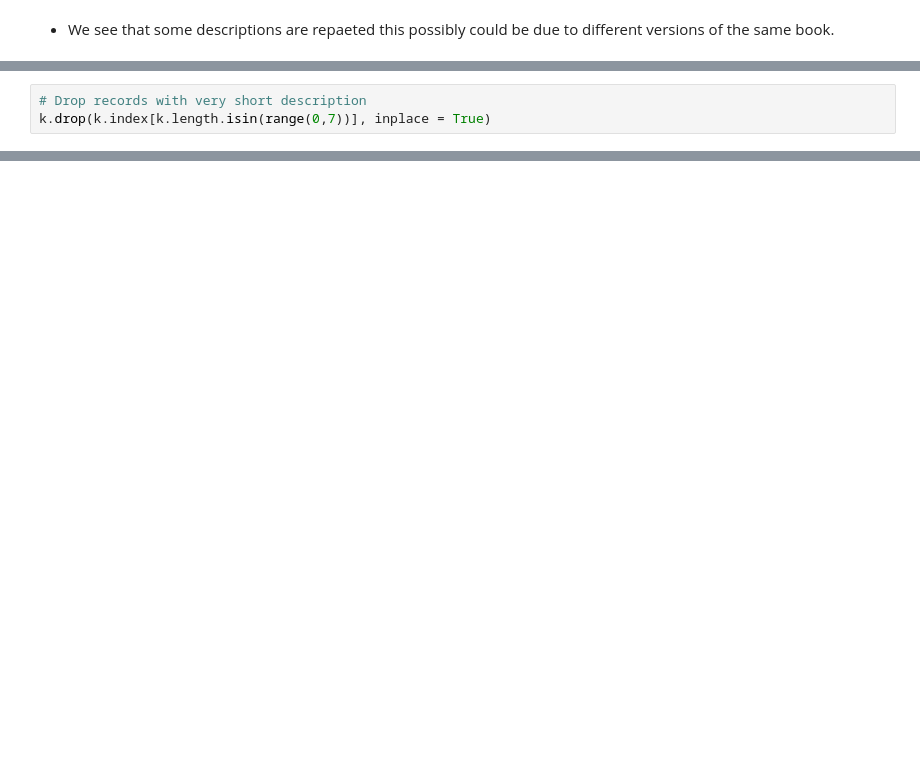
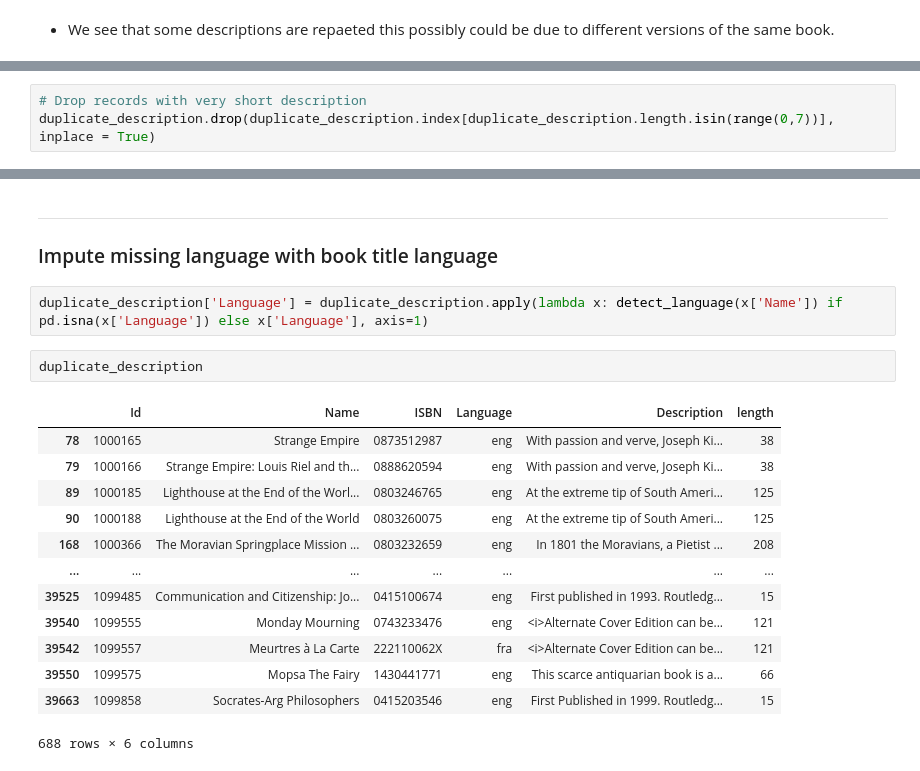
Before and after one commit to AmoliR/nlp-for-book-recommendation, a Jupyter notebook: eda.ipynb, the cells around one changed output, grey strips where cells are left out. Drawn from its saved outputs; the diff is of its cells as text; blank space fills up the shorter version.

```diff
--- a/eda.ipynb
+++ b/eda.ipynb
@@ -218,4 +224,4 @@ k[k.length.isin(range(0,7))]
 # %%
 # Drop records with very short description
-k.drop(k.index[k.length.isin(range(0,7))], inplace = True)
+duplicate_description.drop(duplicate_description.index[duplicate_description.length.isin(range(0,7))], inplace = True)
 # %%
@@ -223,2 +229,23 @@ k[k.length.isin(range(0,7))]
 # %% [output]
 |  | Id | Name | ISBN | Language | Description | length |
+# %% [markdown]
+---
+### Impute missing language with book title language
+# %%
+duplicate_description['Language'] = duplicate_description.apply(lambda x: detect_language(x['Name']) if pd.isna(x['Language']) else x['Language'], axis=1)
+# %%
+duplicate_description
+# %% [output]
+|  | Id | Name | ISBN | Language | Description | length |
+| 78 | 1000165 | Strange Empire | 0873512987 | eng | With passion and verve, Joseph Ki... | 38 |
+| 79 | 1000166 | Strange Empire: Louis Riel and th... | 0888620594 | eng | With passion and verve, Joseph Ki... | 38 |
+| 89 | 1000185 | Lighthouse at the End of the Worl... | 0803246765 | eng | At the extreme tip of South Ameri... | 125 |
+| 90 | 1000188 | Lighthouse at the End of the World | 0803260075 | eng | At the extreme tip of South Ameri... | 125 |
+| 168 | 1000366 | The Moravian Springplace Mission ... | 0803232659 | eng | In 1801 the Moravians, a Pietist ... | 208 |
+| ... | ... | ... | ... | ... | ... | ... |
+| 39525 | 1099485 | Communication and Citizenship: Jo... | 0415100674 | eng | First published in 1993. Routledg... | 15 |
+| 39540 | 1099555 | Monday Mourning | 0743233476 | eng | <i>Alternate Cover Edition can be... | 121 |
+| 39542 | 1099557 | Meurtres à La Carte | 222110062X | fra | <i>Alternate Cover Edition can be... | 121 |
+| 39550 | 1099575 | Mopsa The Fairy | 1430441771 | eng | This scarce antiquarian book is a... | 66 |
+| 39663 | 1099858 | Socrates-Arg Philosophers | 0415203546 | eng | First Published in 1999. Routledg... | 15 |
+688 rows × 6 columns
```
Also changed, not shown: parts of 13 cells of this notebook.
